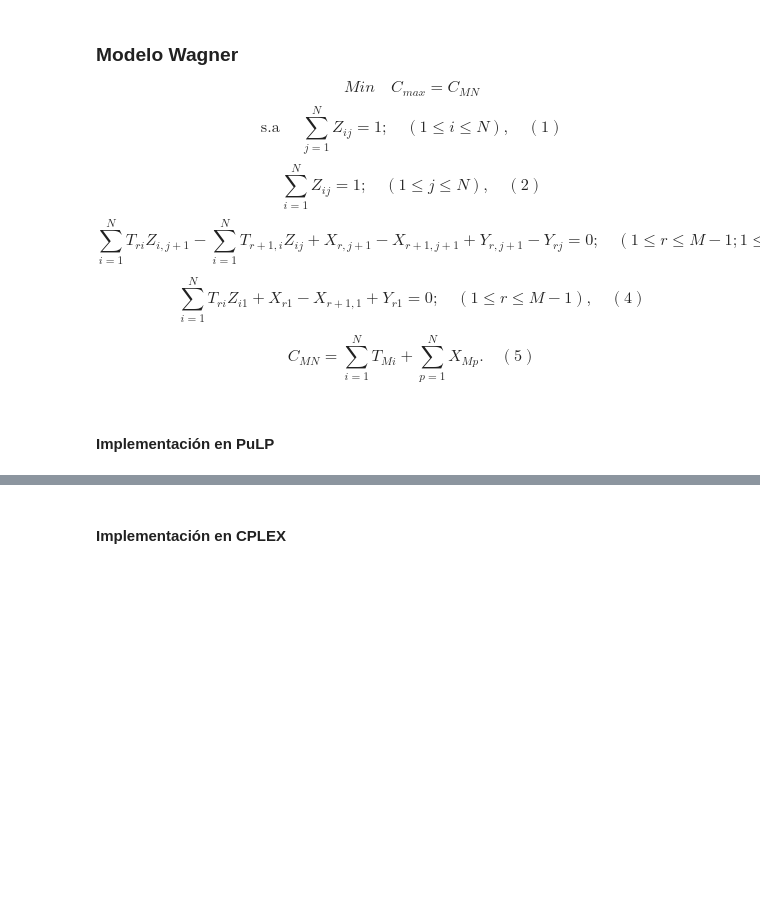
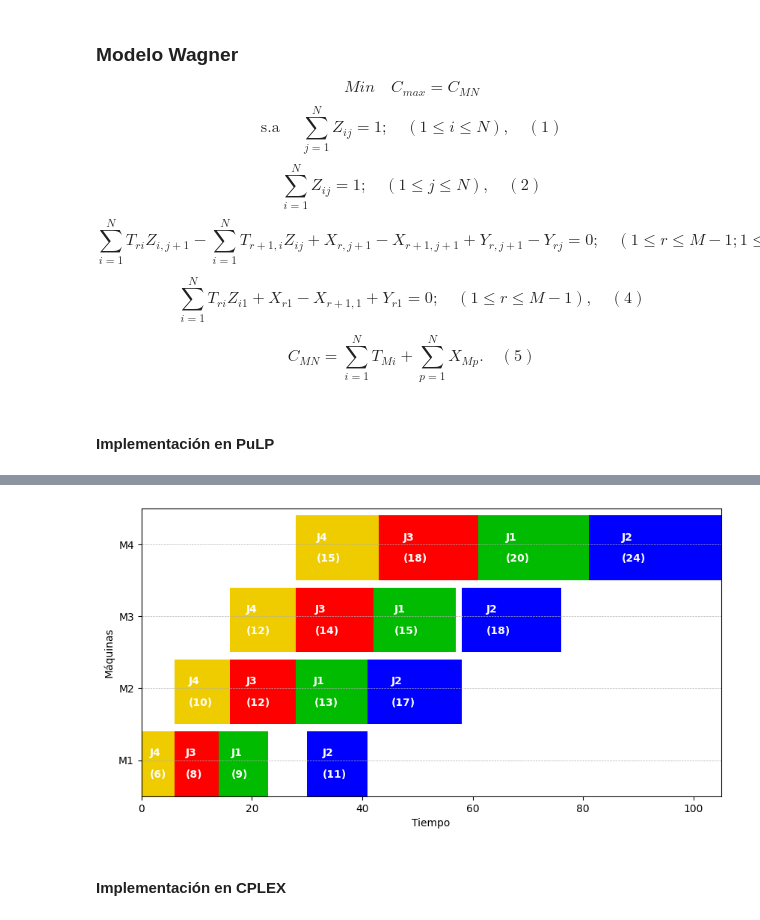
Before and after one commit to Luis-Valenzuela-Concha/Tarea3-Optimizacion, a Jupyter notebook: Tarea3.ipynb, the cells around one changed output, grey strips where cells are left out. Cells and saved outputs as stored; diff of their text form; code cells hidden in the pictures; blank space fills up the shorter version.

Commit message:
union modelos

```diff
--- a/Tarea3.ipynb
+++ b/Tarea3.ipynb
@@ -75,3 +80,87 @@ $$ \sum_{i=1}^{N} T_{ri}Z_{i1} + X_{r1} - X_{r+1,1} + Y_{r1} = 0; \quad (1 \le r
 $$ C_{MN} = \sum_{i=1}^{N} T_{Mi} + \sum_{p=1}^{N} X_{Mp}. \quad (5) $$
 # %% [markdown]
 #### Implementación en PuLP
+# %%
+import pulp as lp
+import numpy as np
+import matplotlib.pyplot as plt
+
+T = np.array([[9, 13, 15, 20],
+              [11, 17, 18, 24],
+              [8, 12, 14, 18],
+              [6, 10, 12, 15]])
+
+T = T.transpose()
+
+# Crear el problema de minimización
+model = lp.LpProblem("Wagner_Model", lp.LpMinimize)
+
+N = len(T[0])  # Numero de tareas
+M = len(T)     # Numero de maquinas
+
+# Definir las variables
+Z = lp.LpVariable.dicts("Z", (range(N), range(N)), cat='Binary')
+X = lp.LpVariable.dicts("X", (range(M), range(N)), lowBound=0, cat='Integer')
+Y = lp.LpVariable.dicts("Y", (range(M), range(N)), lowBound=0, cat='Integer')
+
+# Definir la función objetivo
+model += lp.lpSum(T[M - 1][i] for i in range(N)) + \
+         lp.lpSum(X[M - 1][p] for p in range(N))
+
+# Definir las restricciones
+for i in range(N):
+    model += lp.lpSum(Z[i][j] for j in range(N)) == 1
+
+for j in range(N):
+    model += lp.lpSum(Z[i][j] for i in range(N)) == 1
+
+for r in range(M - 1):
+    for j in range(N - 1):
+        model += lp.lpSum(T[r][i] * Z[i][j + 1] for i in range(N)) - \
+                 lp.lpSum(T[r + 1][i] * Z[i][j] for i in range(N)) + \
+                 X[r][j + 1] - X[r + 1][j + 1] + Y[r][j + 1] - Y[r][j] == 0
+
+for r in range(M - 1):
+    model += lp.lpSum(T[r][i] * Z[i][0] for i in range(N)) +  X[r][0] - X[r + 1][0] + Y[r][0] == 0
+
+# Resolver el problema
+solution = model.solve()
+
+# Imprimir la solución
+print("Objective Value:", lp.value(model.objective))
+
+# Carta Gannt
+# Determinar el orden de las tareas
+unos_tareas = [(i, j) for i in range(N) for j in range(N) if Z[i][j].varValue == 1]
+orden_tareas = [tupla[0] for tupla in sorted(unos_tareas, key=lambda x: x[1])]
+
+# Matriz de tiempos
+matriz = []
+for r in range(M):
+    maquina = []
+    for j in range(N):
+        if(j == 0):
+            maquina.append([int(X[r][j].varValue), int(X[r][j].varValue) + T[r][orden_tareas[j]]])
+        else:
+            maquina.append([maquina[-1][1]+int(X[r][j].varValue), maquina[-1][1] + int(X[r][j].varValue) + T[r][orden_tareas[j]]])
+    matriz.append(maquina)
+
+# Graficar la carta de Gantt
+fig, gantt = plt.subplots(figsize=(10, 5))
+gantt.set_xlabel('Tiempo')
+gantt.set_ylabel('Máquinas')
+gantt.set_xlim(0, lp.value(model.objective))
+gantt.set_ylim(0, M * 10)
+gantt.set_yticks(np.arange(5, M * 10, 10))
+gantt.set_yticklabels(['M' + str(i) for i in range(1, M+1)])
+gantt.grid(True, which='both', axis='y', linestyle='--', linewidth=0.5)
+colores = ['#00BB00', 'blue', 'red', '#EECC00']
+
+for r in range(M):
+    for j in range(N):
+        inicio = matriz[r][j][0]
+        duracion = matriz[r][j][1] - matriz[r][j][0]
+        gantt.broken_barh([(inicio, duracion)], ((r) * 10, 9), facecolors=colores[orden_tareas[j]])
+        gantt.text(x=(inicio + duracion/4), y=((r) * 10 + 6), s='J'+str(orden_tareas[j]+1), va='center', color='white', fontweight='bold')
+        gantt.text(x=(inicio + duracion/4), y=((r) * 10 + 3), s='('+str(duracion)+')', va='center', color='white', fontweight='bold')
+# %% [output]
@@ -78,2 +168,3 @@ $$ C_{MN} = \sum_{i=1}^{N} T_{Mi} + \sum_{p=1}^{N} X_{Mp}. \quad (5) $$
+[figure, added]
 # %% [markdown]
 #### Implementación en CPLEX
```
Also changed, not shown: parts of 18 cells of this notebook.
